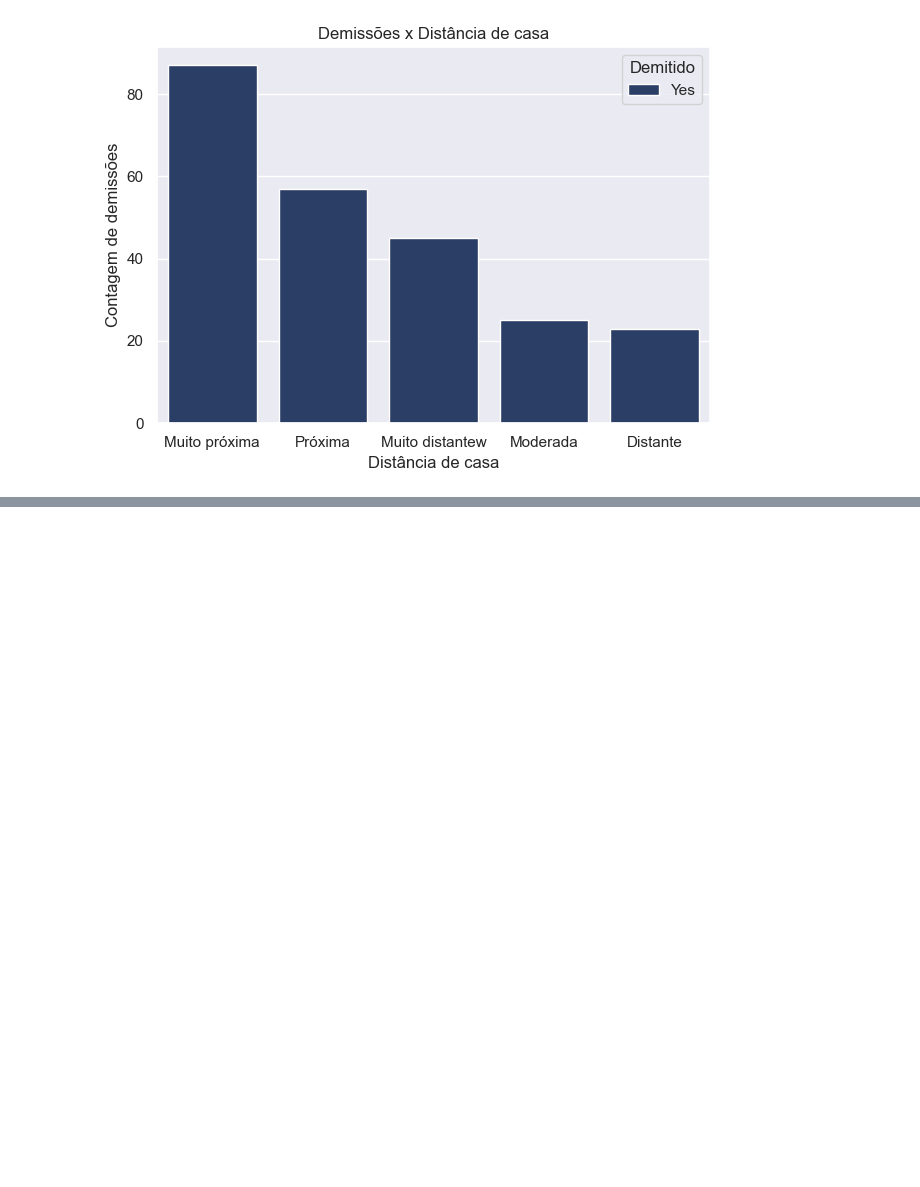
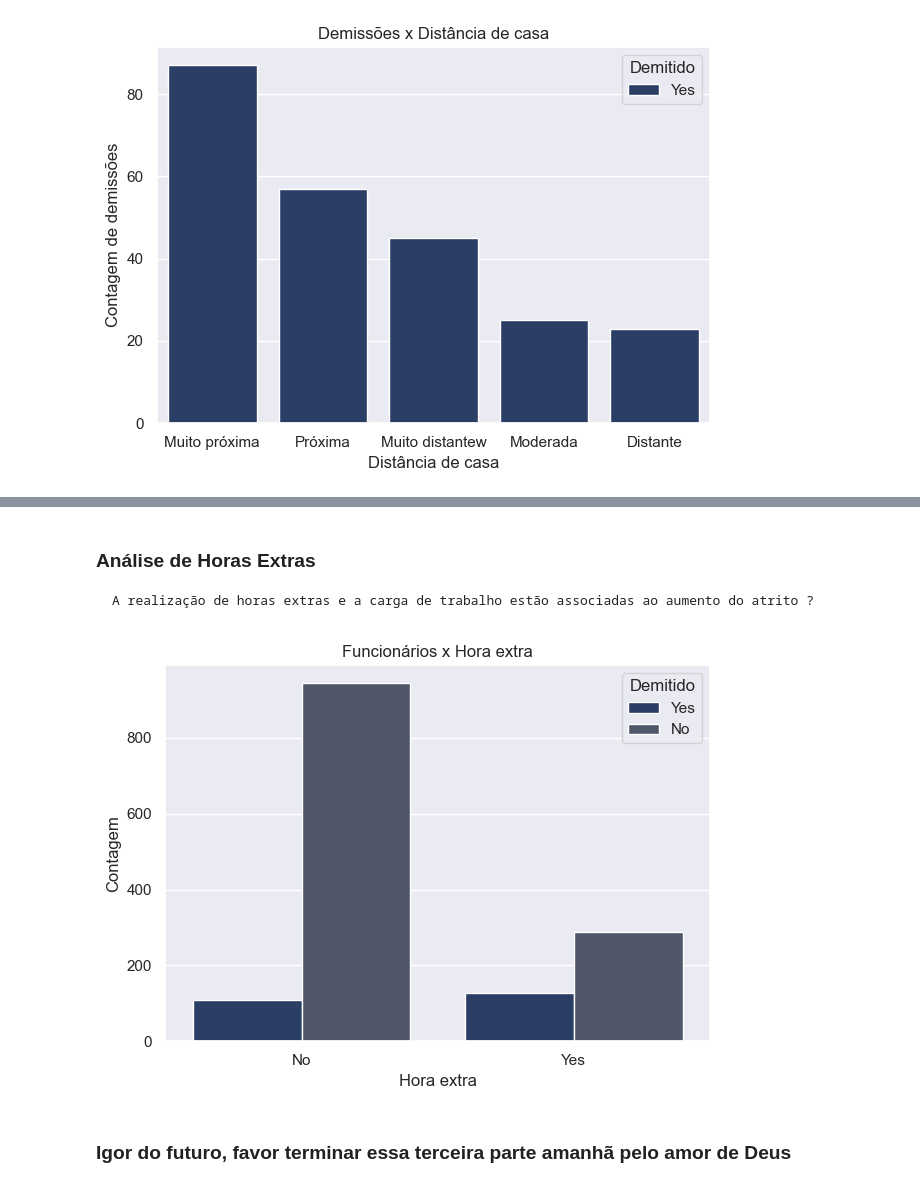
Before and after one commit to devigorll/analise_atrito, a Jupyter notebook: notebooks/03_diagnostico_estatistico_visual.ipynb, the cells around one changed output, grey strips where cells are left out. Saved outputs shown, nothing was run; the diff lists cells and outputs as text; code cells hidden in the pictures; blank space fills up the shorter version.

```diff
--- a/notebooks/03_diagnostico_estatistico_visual.ipynb
+++ b/notebooks/03_diagnostico_estatistico_visual.ipynb
@@ -101,0 +117,16 @@ plt.show()
+# %% [markdown]
+### **Análise de Horas Extras**
+    A realização de horas extras e a carga de trabalho estão associadas ao aumento do atrito ?
+# %%
+ordem = (df["Hora_Extra"].value_counts(ascending = False).index)
+g = sns.countplot(data = df, x = "Hora_Extra", hue = "Demitido", order = ordem)
+g.set_title("Funcionários x Hora extra")
+g.set_xlabel("Hora extra")
+g.set_ylabel("Contagem")
+
+plt.tight_layout()
+plt.show()
+# %% [output]
+[figure, added]
+# %% [markdown]
+### **Igor do futuro, favor terminar essa terceira parte amanhã pelo amor de Deus**
```
Also changed, not shown: parts of 3 cells of this notebook.
